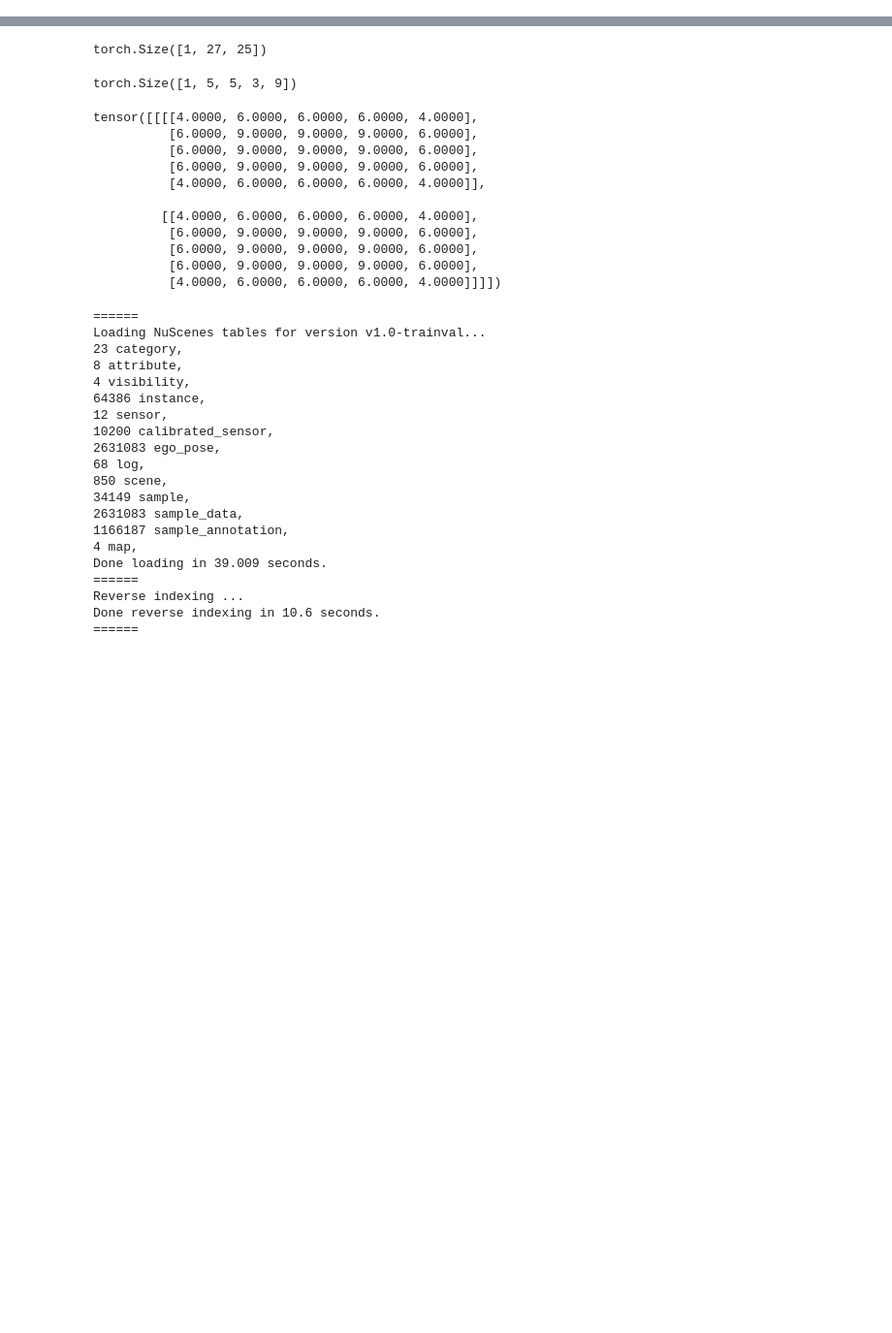
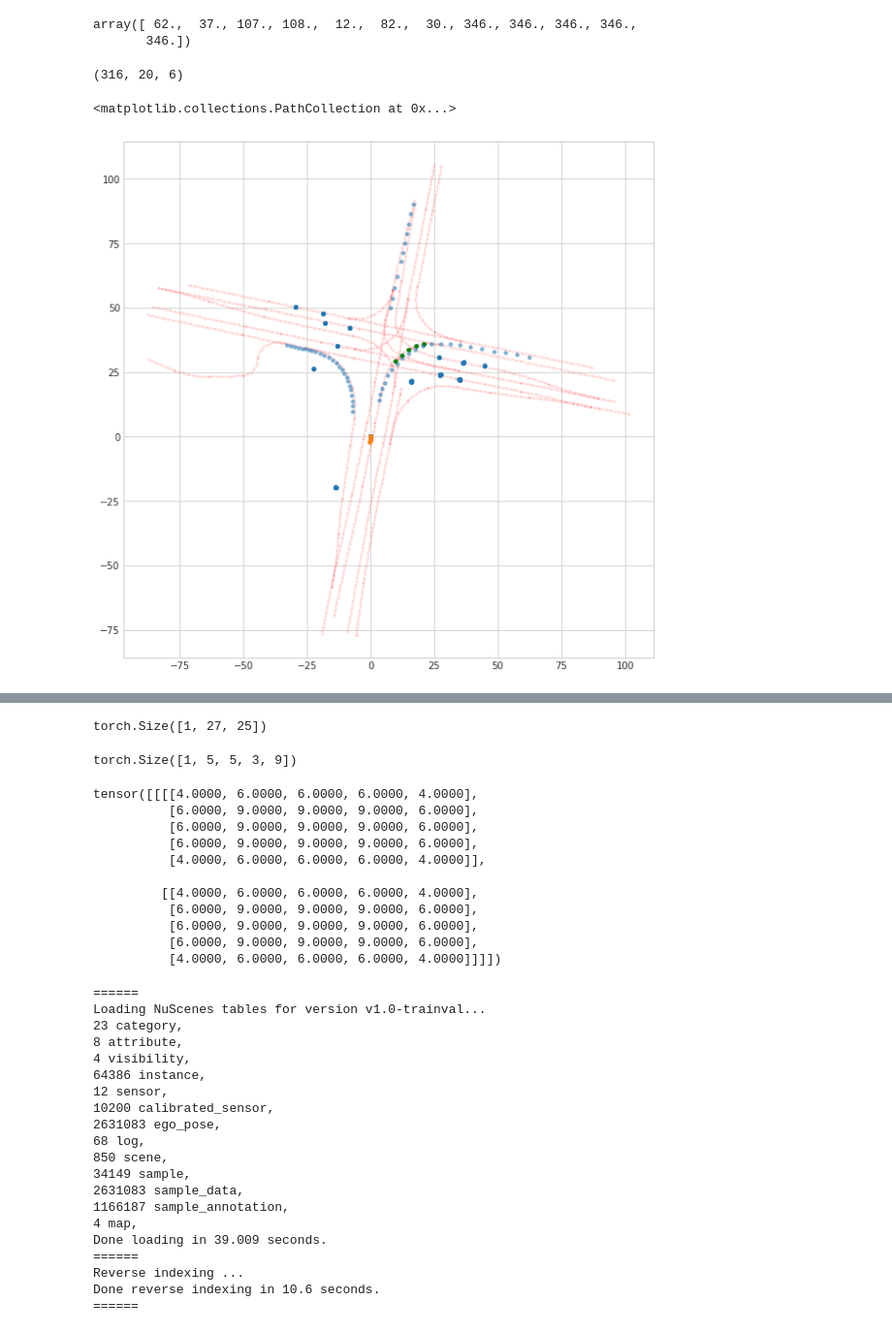
Before and after one commit to tudelft-iv-students/offline-tracking-with-object-permanence, a Jupyter notebook: test.ipynb, the cells around one changed output, grey strips where cells are left out. Shown at 97% size. Drawn from its saved outputs; the diff is of its cells as text; code cells hidden in the pictures; blank space fills up the shorter version.

```diff
--- a/test.ipynb
+++ b/test.ipynb
@@ -43,0 +50,5 @@ Done reverse indexing in 0.1 seconds.
+# %%
+sample['node_seq_gt']
+# %% [output]
+array([ 62.,  37., 107., 108.,  12.,  82.,  30., 346., 346., 346., 346.,
+       346.])
@@ -43,0 +58,51 @@ Done reverse indexing in 0.1 seconds.
+# %%
+sample['map_representation']['lane_node_feats'].shape
+# %% [output]
+(316, 20, 6)
+# %%
+import numpy.random as random
+last_time=sample['target_agent_representation']['last_time']-0.1
+mask_time=random.random()*(last_time-1.5)+1.5
+target_future_mask=sample['target_agent_representation']['future']['traj'][:,-1]>mask_time
+target_future=sample['target_agent_representation']['future']['traj'][target_future_mask][-(int(train_set.t_h*2)+1):]
+# gt_traj=sample['inputs']['target_agent_representation']['future']['traj'][~target_future_mask]
+# %%
+import numpy as np
+import copy
+last_times=np.array(sample['surrounding_agent_representation']['last_times'])-0.1
+mask_times=random.random(last_times.shape)*(last_times-1.5)+1.0
+# residual=last_times-mask_times
+# res_mask=residual>2.5
+# mask_times[res_mask]+=residual[res_mask]*random.random(residual[res_mask].shape)
+vehicles=sample['surrounding_agent_representation']['vehicles']
+gt=np.concatenate((target_future,np.zeros([vehicles.shape[1]-target_future.shape[0],vehicles.shape[-1]])))[np.newaxis,:,:]
+gt_mask=gt>0
+all_vehicles=np.concatenate((gt,vehicles),axis=0)
+
+mask_times=np.concatenate((mask_times,np.ones(len(vehicles)-len(mask_times)))).reshape(-1,1)
+masks=np.repeat((vehicles[:,:,-1]>mask_times)[:,:,np.newaxis],vehicles.shape[-1],axis=-1)
+masks=np.concatenate((gt_mask,masks),axis=0)
+queries={'trajs':all_vehicles,'masks':masks}
+# masks=(vehicles[:,:,-1]>mask_times).reshape(1,1,-1).repeat(1,1,vehicles.shape(-1))
+# masks[0]
+# vehicles[~masks]=0.0
+# vehicles
+# %%
+plt.figure(figsize=(10,10))
+x,y=sample['map_representation']['lane_node_feats'][:,:,0],sample['map_representation']['lane_node_feats'][:,:,1]
+plt.scatter(x,y,s=3,color='r',alpha=0.1)
+
+# x,y=sample['map_representation']['lane_ctrs'][:,0],sample['map_representation']['lane_ctrs'][:,1]
+# plt.scatter(x,y,s=5,color='g',alpha=0.8)
+
+x,y=target_future[:,0],target_future[:,1]
+plt.scatter(x,y,s=15,color='g')
+
+x,y=vehicles[:,:,0],vehicles[:,:,1]
+plt.scatter(x,y,s=12,alpha=0.5)
+
+x,y=sample['target_agent_representation']['history']['traj'][:,0],sample['target_agent_representation']['history']['traj'][:,1]
+plt.scatter(x,y,s=15)
+# %% [output]
+<matplotlib.collections.PathCollection at 0x...>
+[figure, added]
```
Also changed, not shown: parts of 7 cells of this notebook, 9 other files.
